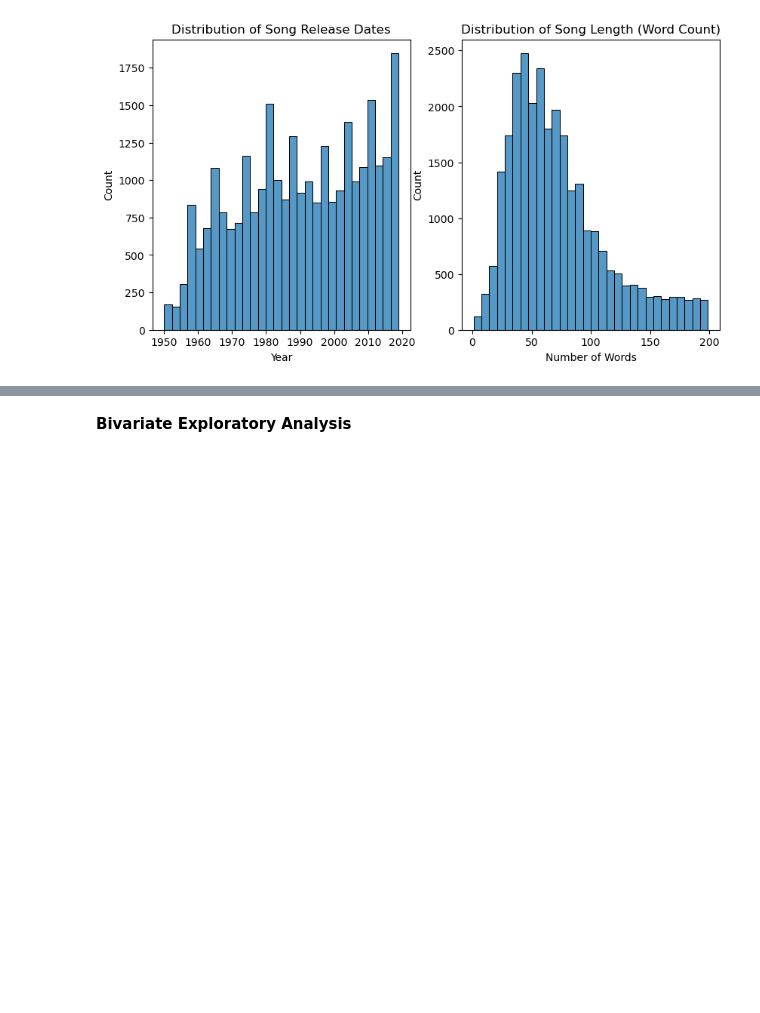
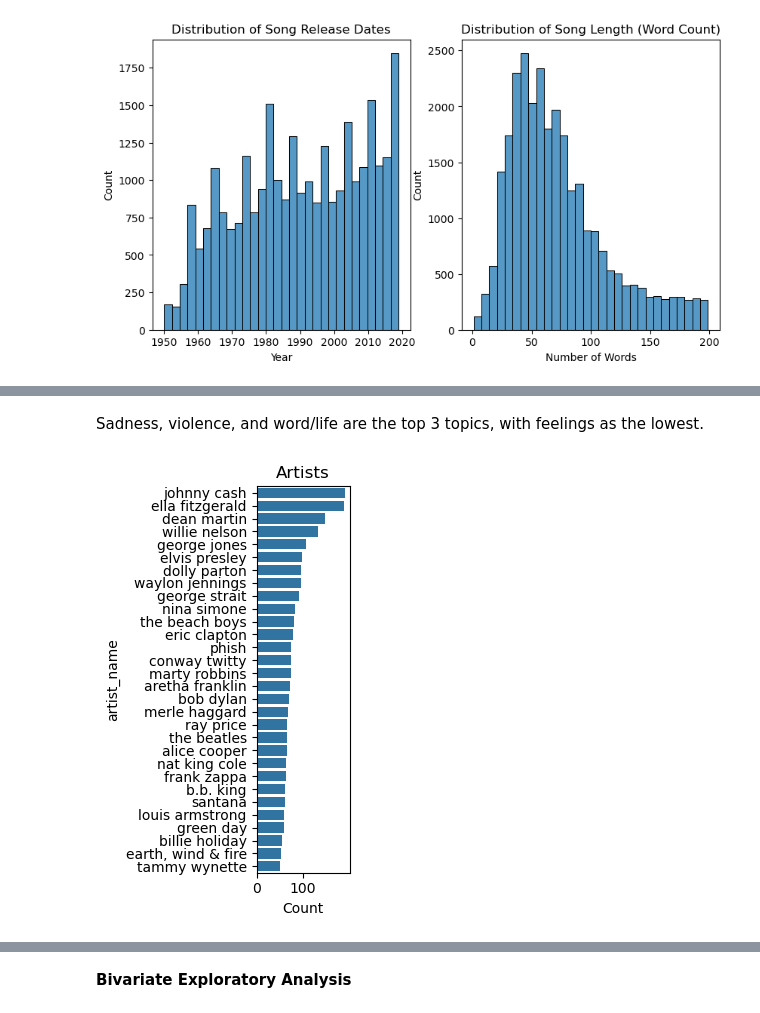
Before and after one commit to Seribii1o1/Music-Recommendation-Algorithm, a Jupyter notebook: code/EDA.ipynb, the cells around one changed output, grey strips where cells are left out. Drawn from its saved outputs; the diff is of its cells as text; code cells hidden in the pictures; blank space fills up the shorter version.

```diff
--- a/code/EDA.ipynb
+++ b/code/EDA.ipynb
@@ -210,0 +214,14 @@ plt.show()
+# %% [markdown]
+Sadness, violence, and word/life are the top  3 topics, with feelings as the lowest.
+# %%
+# Frequency of Artists
+plt.subplot(1, 3, 3)
+artist_counts = df['artist_name'].value_counts().head(30)
+sns.barplot(x=artist_counts.values, y=artist_counts.index)
+plt.title('Artists')
+plt.xlabel('Count')
+
+plt.tight_layout()
+plt.show()
+# %% [output]
+[figure, added]
```
Also changed, not shown: parts of 17 cells of this notebook.
